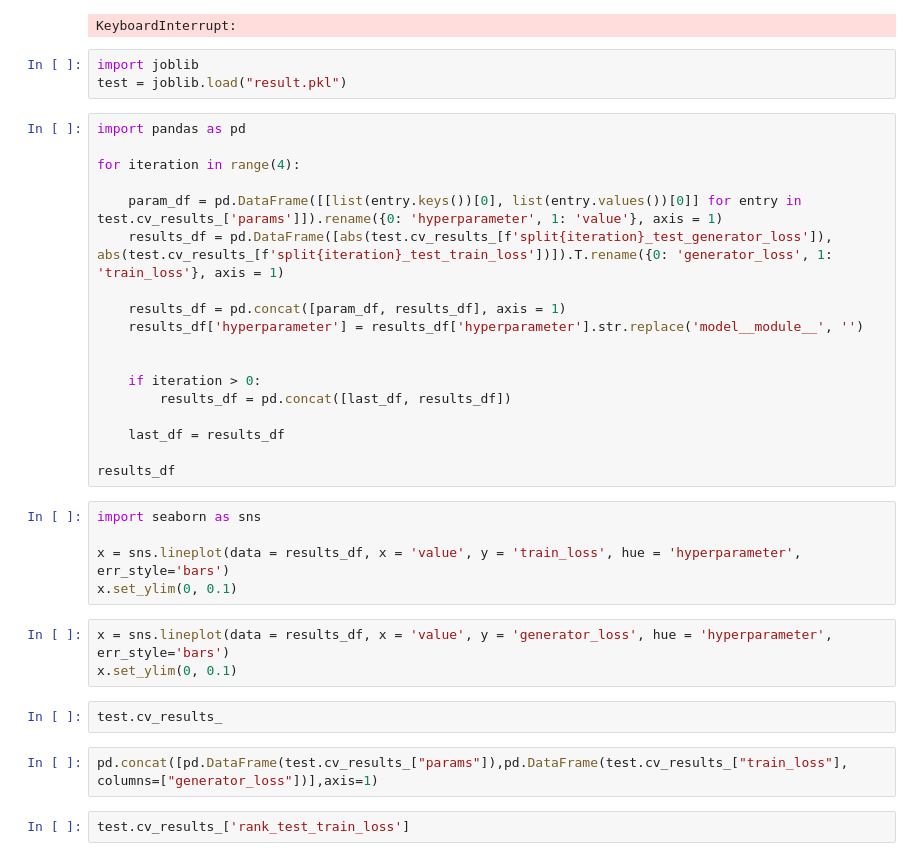
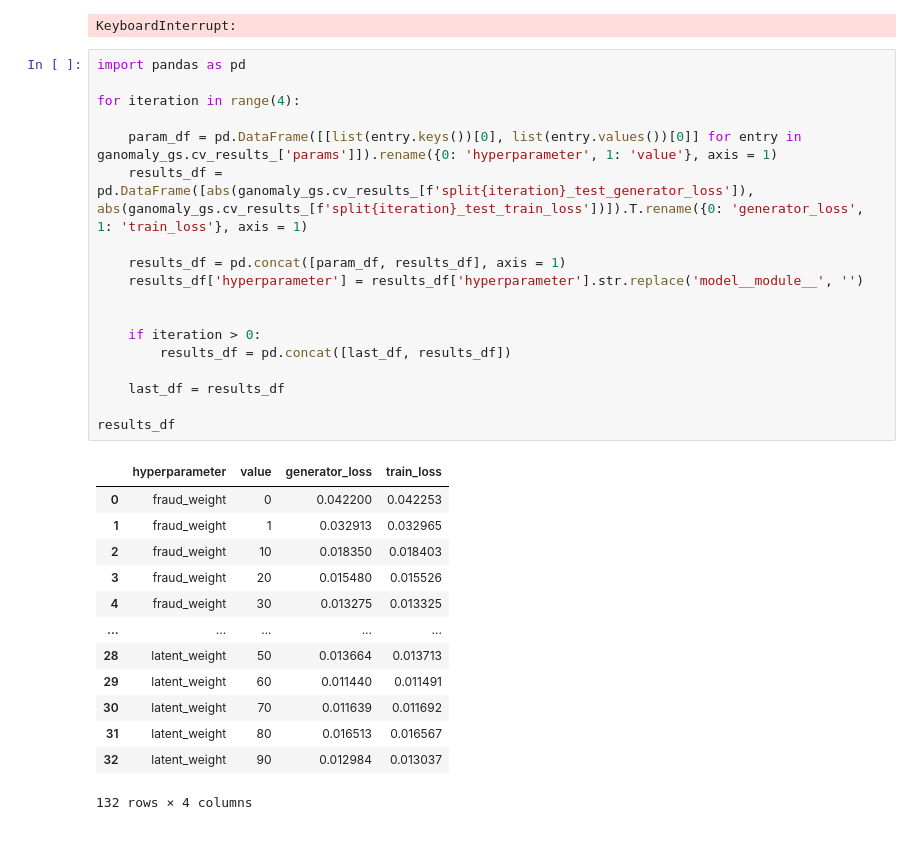
Before and after one commit to jlsachse/AnomalyGAN, a Jupyter notebook: hyperparameter_tuning.ipynb, the cells around one changed output. Cells and saved outputs as stored; diff of their text form.

```diff
--- a/hyperparameter_tuning.ipynb
+++ b/hyperparameter_tuning.ipynb
@@ -156,38 +157,35 @@ Traceback (most recent call last):
     res = _winapi.WaitForSingleObject(int(self._handle), msecs)
 KeyboardInterrupt:
 KeyboardInterrupt:
-# %%
-import joblib
-test = joblib.load("result.pkl")
 # %%
 import pandas as pd
 
 for iteration in range(4):
 
-    param_df = pd.DataFrame([[list(entry.keys())[0], list(entry.values())[0]] for entry in test.cv_results_['params']]).rename({0: 'hyperparameter', 1: 'value'}, axis = 1)
-    results_df = pd.DataFrame([abs(test.cv_results_[f'split{iteration}_test_generator_loss']), abs(test.cv_results_[f'split{iteration}_test_train_loss'])]).T.rename({0: 'generator_loss', 1: 'train_loss'}, axis = 1)
+    param_df = pd.DataFrame([[list(entry.keys())[0], list(entry.values())[0]] for entry in ganomaly_gs.cv_results_['params']]).rename({0: 'hyperparameter', 1: 'value'}, axis = 1)
+    results_df = pd.DataFrame([abs(ganomaly_gs.cv_results_[f'split{iteration}_test_generator_loss']), abs(ganomaly_gs.cv_results_[f'split{iteration}_test_train_loss'])]).T.rename({0: 'generator_loss', 1: 'train_loss'}, axis = 1)
 
     results_df = pd.concat([param_df, results_df], axis = 1)
     results_df['hyperparameter'] = results_df['hyperparameter'].str.replace('model__module__', '')
 
 
     if iteration > 0:
         results_df = pd.concat([last_df, results_df])
 
     last_df = results_df
 
 results_df
+# %% [output]
+|  | hyperparameter | value | generator_loss | train_loss |
+| 0 | fraud_weight | 0 | 0.042200 | 0.042253 |
+| 1 | fraud_weight | 1 | 0.032913 | 0.032965 |
+| 2 | fraud_weight | 10 | 0.018350 | 0.018403 |
+| 3 | fraud_weight | 20 | 0.015480 | 0.015526 |
+| 4 | fraud_weight | 30 | 0.013275 | 0.013325 |
+| ... | ... | ... | ... | ... |
+| 28 | latent_weight | 50 | 0.013664 | 0.013713 |
+| 29 | latent_weight | 60 | 0.011440 | 0.011491 |
+| 30 | latent_weight | 70 | 0.011639 | 0.011692 |
+| 31 | latent_weight | 80 | 0.016513 | 0.016567 |
+| 32 | latent_weight | 90 | 0.012984 | 0.013037 |
+132 rows × 4 columns
-# %%
-import seaborn as sns
-
-x = sns.lineplot(data = results_df, x = 'value', y = 'train_loss', hue = 'hyperparameter', err_style='bars')
-x.set_ylim(0, 0.1)
-# %%
-x = sns.lineplot(data = results_df, x = 'value', y = 'generator_loss', hue = 'hyperparameter', err_style='bars')
-x.set_ylim(0, 0.1)
-# %%
-test.cv_results_
-# %%
-pd.concat([pd.DataFrame(test.cv_results_["params"]),pd.DataFrame(test.cv_results_["train_loss"], columns=["generator_loss"])],axis=1)
-# %%
-test.cv_results_['rank_test_train_loss']
```
Also changed, not shown: parts of 9 cells of this notebook.
